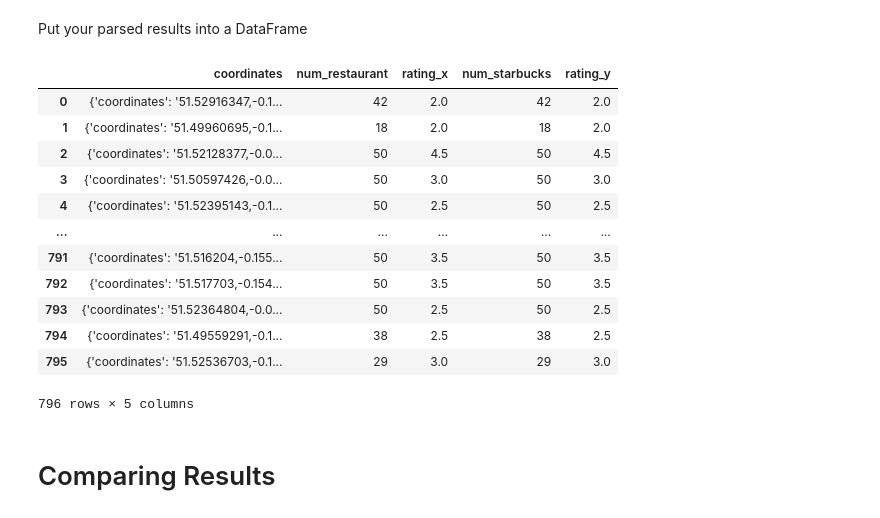
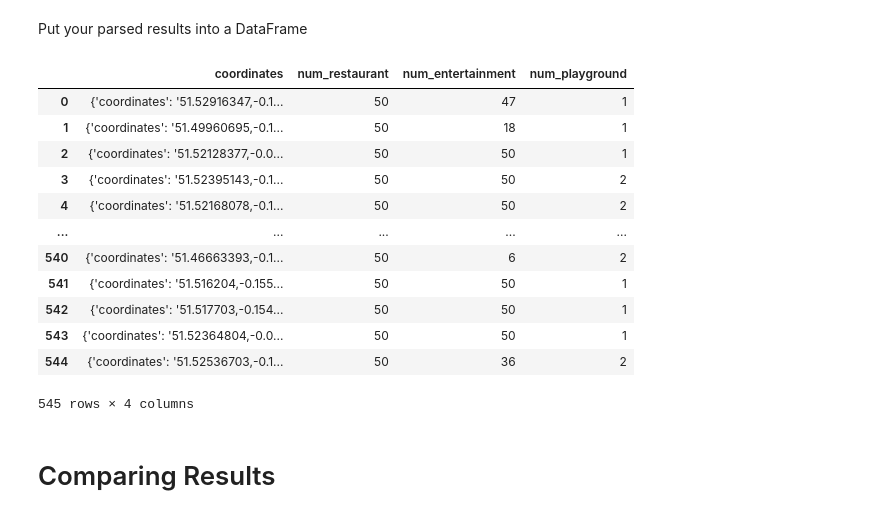
Before and after one commit to aweng57/Statistical-Modelling-Project, a Jupyter notebook: notebooks/yelp_foursquare_EDA.ipynb, the cells around one changed output. Drawn from its saved outputs; the diff is of its cells as text; code cells hidden in the pictures.

```diff
--- a/notebooks/yelp_foursquare_EDA.ipynb
+++ b/notebooks/yelp_foursquare_EDA.ipynb
@@ -281,14 +262,12 @@ df_yelp_restaurant
 # %%
-yelp_starbucks = []
+yelp_entertainment = []
 for coordinate in coordinates:
     result_dict = yelp_location(coordinate['coordinates'])
     if not result_dict['businesses']:
         continue
     x = result_dict['businesses'][0]
-    rating =x['rating']
-    num_starbucks = len(result_dict['businesses'])
-    yelp_starbucks.append({
+    num_entertainment = len(result_dict['businesses'])
+    yelp_entertainment.append({
     'coordinates': coordinate,
-    'num_starbucks': num_starbucks,
-    'rating' : rating
+    'num_entertainment': num_entertainment,
     })
@@ -311,0 +274,3 @@ df_yelp_starbucks
+# %%
+df_yelp_entertainment = pd.DataFrame(yelp_entertainment)
+df_yelp_entertainment
@@ -311,0 +293,14 @@ df_yelp_starbucks
+# %%
+yelp_playground = []
+for coordinate in coordinates:
+    result_dict = yelp_location(coordinate['coordinates'])
+    if not result_dict['businesses']:
+        continue
+    num_playground = len(result_dict['businesses'])
+    yelp_playground.append({
+    'coordinates': coordinate,
+    'num_playground': num_playground,
+    })
+# %%
+df_yelp_playground = pd.DataFrame(yelp_playground)
+df_yelp_playground
@@ -312,25 +323,29 @@ df_yelp_starbucks
 # %% [markdown]
 Put your parsed results into a DataFrame
-# %%
-df_yelp_starbucks['coordinates'] = df_yelp_starbucks['coordinates'].astype(str)
-df_yelp_restaurant['coordinates'] = df_yelp_restaurant['coordinates'].astype(str)
-
-df_yelp_all = pd.merge(df_yelp_restaurant, df_yelp_starbucks, on='coordinates')
-df_yelp_all
-# %% [output]
-|  | coordinates | num_restaurant | rating_x | num_starbucks | rating_y |
-| 0 | {'coordinates': '51.52916347,-0.1... | 42 | 2.0 | 42 | 2.0 |
-| 1 | {'coordinates': '51.49960695,-0.1... | 18 | 2.0 | 18 | 2.0 |
-| 2 | {'coordinates': '51.52128377,-0.0... | 50 | 4.5 | 50 | 4.5 |
-| 3 | {'coordinates': '51.50597426,-0.0... | 50 | 3.0 | 50 | 3.0 |
-| 4 | {'coordinates': '51.52395143,-0.1... | 50 | 2.5 | 50 | 2.5 |
-| ... | ... | ... | ... | ... | ... |
-| 791 | {'coordinates': '51.516204,-0.155... | 50 | 3.5 | 50 | 3.5 |
-| 792 | {'coordinates': '51.517703,-0.154... | 50 | 3.5 | 50 | 3.5 |
-| 793 | {'coordinates': '51.52364804,-0.0... | 50 | 2.5 | 50 | 2.5 |
-| 794 | {'coordinates': '51.49559291,-0.1... | 38 | 2.5 | 38 | 2.5 |
-| 795 | {'coordinates': '51.52536703,-0.1... | 29 | 3.0 | 29 | 3.0 |
-796 rows × 5 columns
+# %%
+df_yelp_restaurant['coordinates'] = df_yelp_restaurant['coordinates'].astype(str)
+df_yelp_entertainment['coordinates'] = df_yelp_entertainment['coordinates'].astype(str)
+df_yelp_playground['coordinates'] = df_yelp_playground['coordinates'].astype(str)
+
+df_yelp_1 = pd.merge(df_yelp_restaurant, df_yelp_entertainment, on='coordinates')
+df_yelp_1
+
+df_yelp_all = pd.merge(df_yelp_1, df_yelp_playground, on='coordinates')
+df_yelp_all
+# %% [output]
+|  | coordinates | num_restaurant | num_entertainment | num_playground |
+| 0 | {'coordinates': '51.52916347,-0.1... | 50 | 47 | 1 |
+| 1 | {'coordinates': '51.49960695,-0.1... | 50 | 18 | 1 |
+| 2 | {'coordinates': '51.52128377,-0.0... | 50 | 50 | 1 |
+| 3 | {'coordinates': '51.52395143,-0.1... | 50 | 50 | 2 |
+| 4 | {'coordinates': '51.52168078,-0.1... | 50 | 50 | 2 |
+| ... | ... | ... | ... | ... |
+| 540 | {'coordinates': '51.46663393,-0.1... | 50 | 6 | 2 |
+| 541 | {'coordinates': '51.516204,-0.155... | 50 | 50 | 1 |
+| 542 | {'coordinates': '51.517703,-0.154... | 50 | 50 | 1 |
+| 543 | {'coordinates': '51.52364804,-0.0... | 50 | 50 | 1 |
+| 544 | {'coordinates': '51.52536703,-0.1... | 50 | 36 | 2 |
+545 rows × 4 columns
 # %% [markdown]
 # Comparing Results
 # %% [markdown]
```
Also changed, not shown: parts of 10 cells of this notebook, 8 other files.
